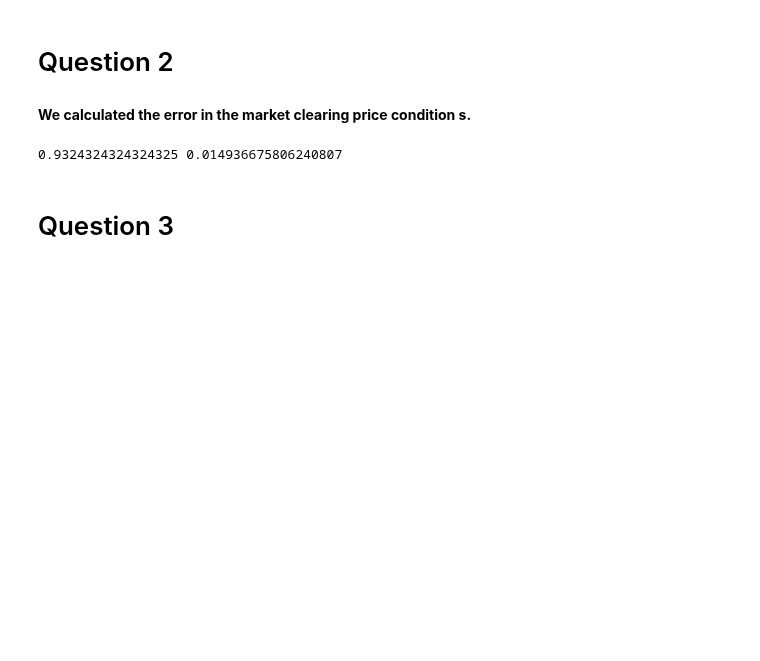
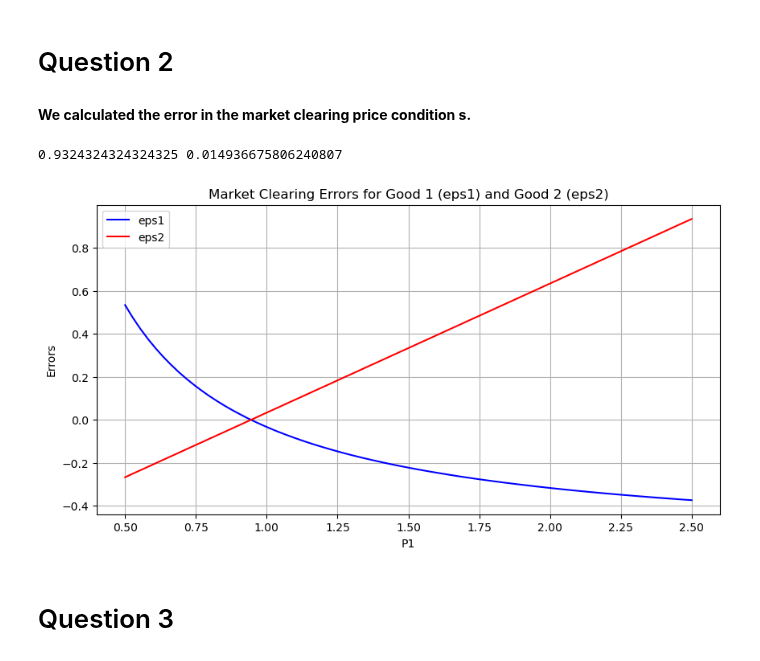
Before and after one commit to NumEconCopenhagen/projects-2024-chloe-louis-zuzanna, a Jupyter notebook: inauguralproject/inauguralproject.ipynb, the cells around one changed output. Saved outputs shown, nothing was run; the diff lists cells and outputs as text; code cells hidden in the pictures; blank space fills up the shorter version.

```diff
--- a/inauguralproject/inauguralproject.ipynb
+++ b/inauguralproject/inauguralproject.ipynb
@@ -149,45 +153,53 @@ plt.show()
 # %% [markdown]
 **We calculated the error in the market clearing price condition s.**
 # %%
-# Parameters
-alpha = 1/3
-beta = 2/3
-w1A = 0.8
-w2A = 0.3
-p2 = 1
-
-
+# Price range
 P1 = np.linspace(0.5, 2.5, 75)  # P1 price range
 
 def demand_A(p1, w1A=w1A, w2A=w2A, alpha=alpha, p2=p2):
     budget = w1A * p1 + w2A * p2
     x1A_star = alpha * budget / p1
     x2A_star = (1 - alpha) * budget / p2
     return x1A_star, x2A_star
 
 def demand_B(p1, w1A=w1A, w2A=w2A, beta=beta, p2=p2):
     w1B = 1 - w1A
     w2B = 1 - w2A
     budget = w1B * p1 + w2B * p2
     x1B_star = beta * budget / p1
     x2B_star = (1 - beta) * budget / p2
     return x1B_star, x2B_star
 
 errors = []
 for p1 in P1:
     x1A, x2A = demand_A(p1)
     x1B, x2B = demand_B(p1)
     eps1 = x1A + x1B - 1  # Market clearing error for good 1
     eps2 = x2A + x2B - 1  # Market clearing error for good 2
     errors.append((eps1, eps2))
 
 abs_errors = [abs(eps1) + abs(eps2) for eps1, eps2 in errors]
 min_error_index = np.argmin(abs_errors)
 best_p1 = P1[min_error_index]
 
 print(best_p1, abs_errors[min_error_index])
+
+# Extract eps1 and eps2
+eps1_vals, eps2_vals = zip(*errors)
+
+# Plotting eps1 and eps2
+plt.figure(figsize=(10, 5))
+plt.plot(P1, eps1_vals, label='eps1', color='blue')
+plt.plot(P1, eps2_vals, label='eps2', color='red')
+plt.xlabel('P1')
+plt.ylabel('Errors')
+plt.title('Market Clearing Errors for Good 1 (eps1) and Good 2 (eps2)')
+plt.legend()
+plt.grid(True)
+plt.show()
 # %% [output]
 0.9324324324324325 0.014936675806240807
+[figure, added]
 # %% [markdown]
 # Question 3
 # %% [markdown]
```
Also changed, not shown: parts of 15 cells of this notebook.
